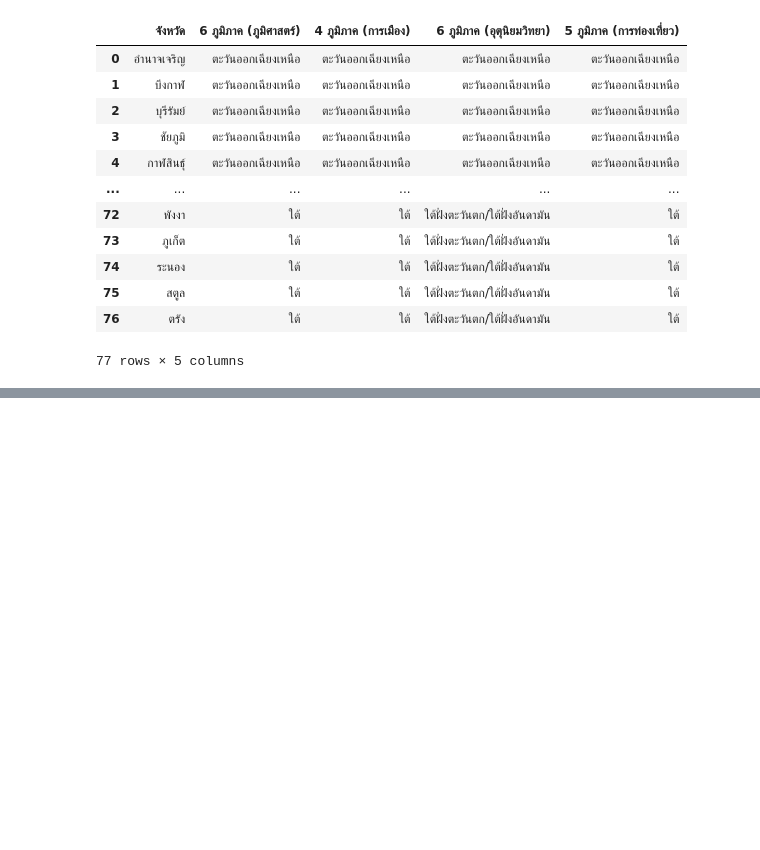
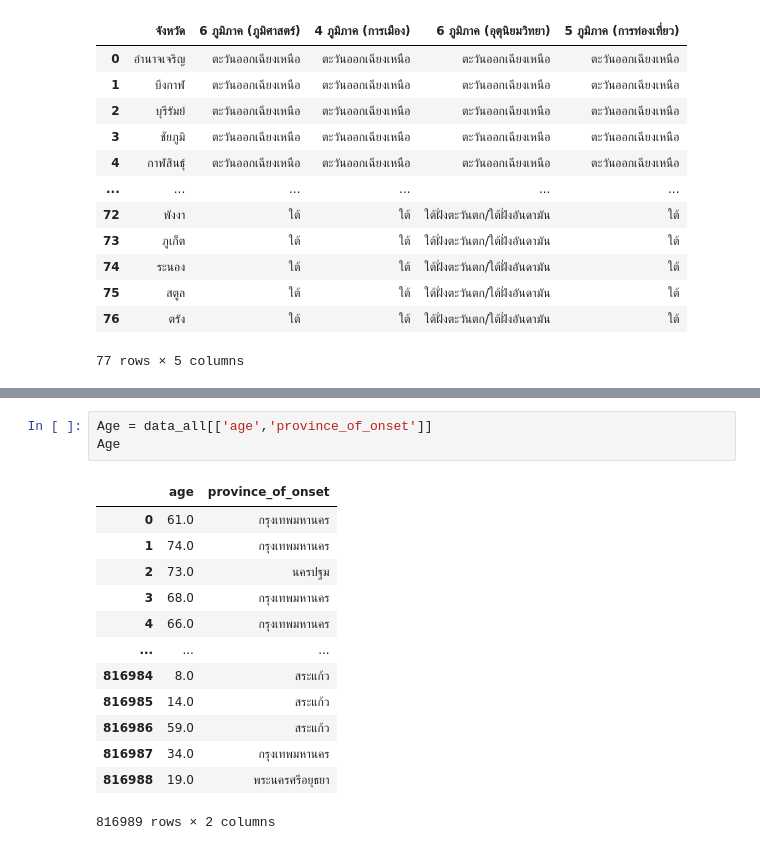
Before and after one commit to khanittha-phusopha/data_viz_2022, a Jupyter notebook: BasicPython&DataViz_midterm2022.ipynb, the cells around one changed output, grey strips where cells are left out. Saved outputs shown, nothing was run; the diff lists cells and outputs as text; blank space fills up the shorter version.

```diff
--- a/BasicPython&DataViz_midterm2022.ipynb
+++ b/BasicPython&DataViz_midterm2022.ipynb
@@ -196,0 +293,17 @@ data02
+# %%
+Age = data_all[['age','province_of_onset']]
+Age
+# %% [output]
+|  | age | province_of_onset |
+| 0 | 61.0 | กรุงเทพมหานคร |
+| 1 | 74.0 | กรุงเทพมหานคร |
+| 2 | 73.0 | นครปฐม |
+| 3 | 68.0 | กรุงเทพมหานคร |
+| 4 | 66.0 | กรุงเทพมหานคร |
+| ... | ... | ... |
+| 816984 | 8.0 | สระแก้ว |
+| 816985 | 14.0 | สระแก้ว |
+| 816986 | 59.0 | สระแก้ว |
+| 816987 | 34.0 | กรุงเทพมหานคร |
+| 816988 | 19.0 | พระนครศรีอยุธยา |
+816989 rows × 2 columns
```
Also changed, not shown: parts of 18 cells of this notebook.
